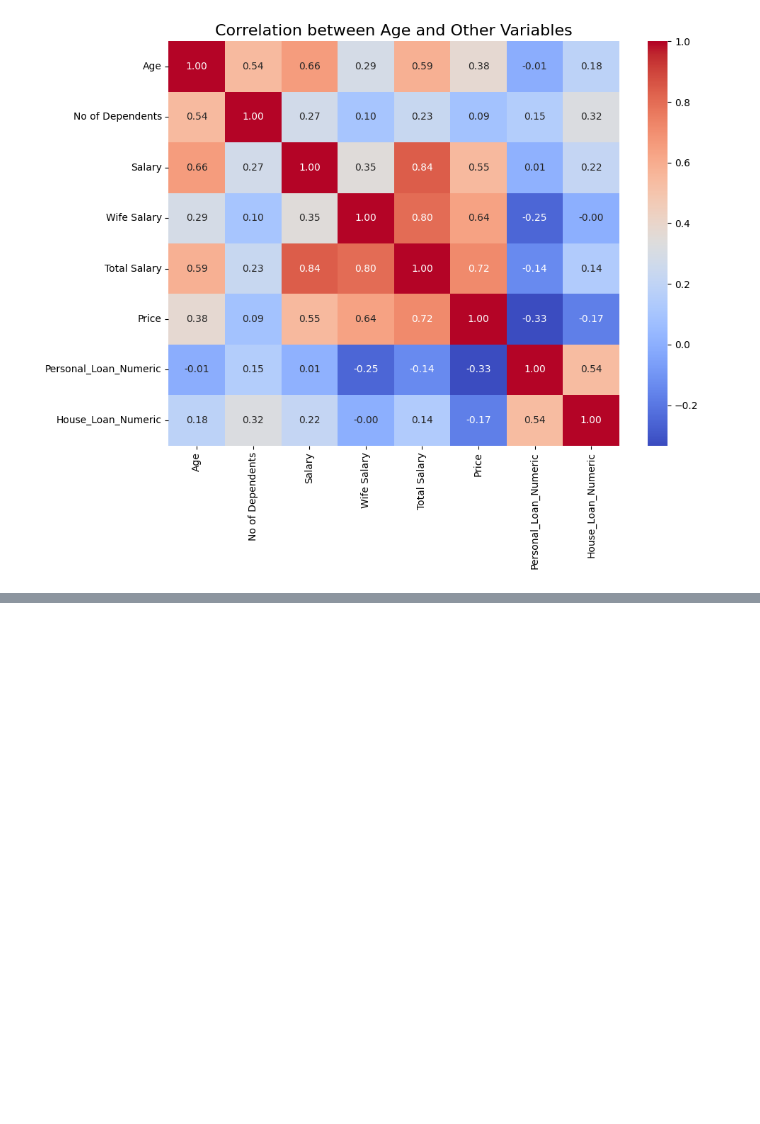
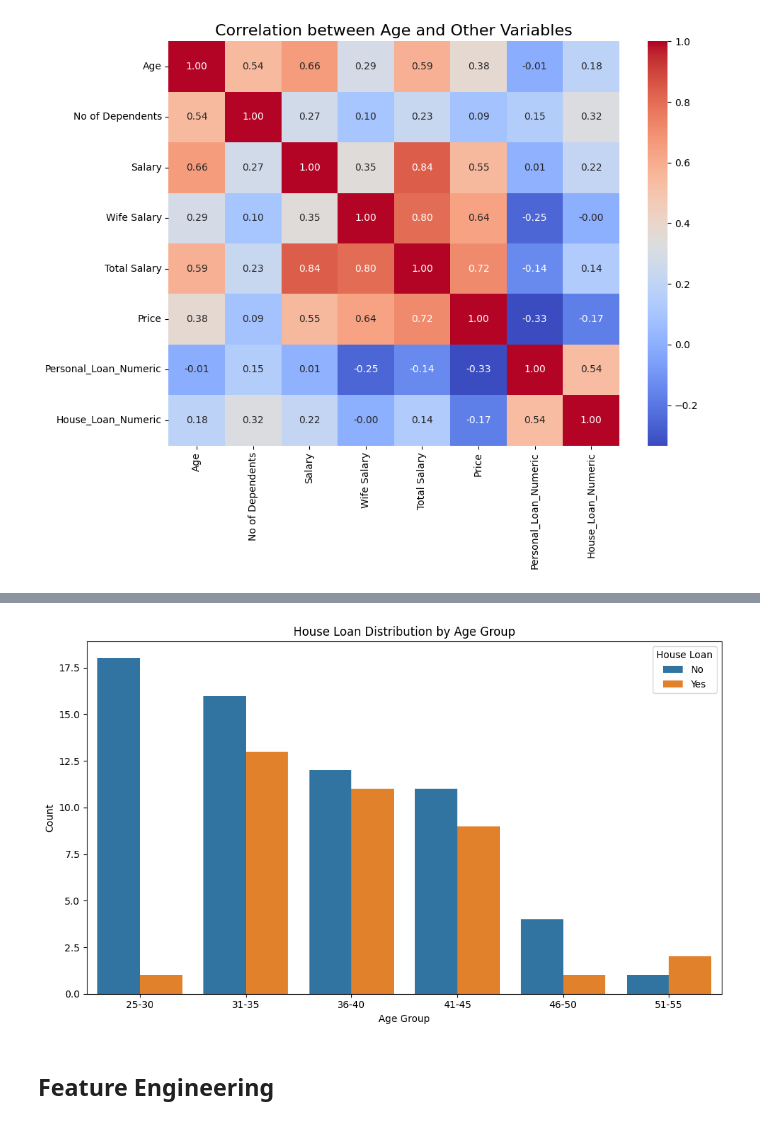
Before and after one commit to LordZeusIsBack/Feynn-Labs-Internship, a Jupyter notebook: EV Market in India/Basic working with dataset.ipynb, the cells around one changed output, grey strips where cells are left out. Saved outputs shown, nothing was run; the diff lists cells and outputs as text; code cells hidden in the pictures; blank space fills up the shorter version.

```diff
--- a/EV Market in India/Basic working with dataset.ipynb
+++ b/EV Market in India/Basic working with dataset.ipynb
@@ -196,0 +211,13 @@ plt.tight_layout()
+# %%
+plt.figure(figsize=(10, 6))
+sns.countplot(x='Age_Group', hue='House Loan', data=df)
+plt.title('House Loan Distribution by Age Group')
+plt.xlabel('Age Group')
+plt.ylabel('Count')
+plt.legend(title='House Loan')
+plt.tight_layout()
+plt.show()
+# %% [output]
+[figure, added]
+# %% [markdown]
+## Feature Engineering
```
Also changed, not shown: parts of 3 cells of this notebook.
